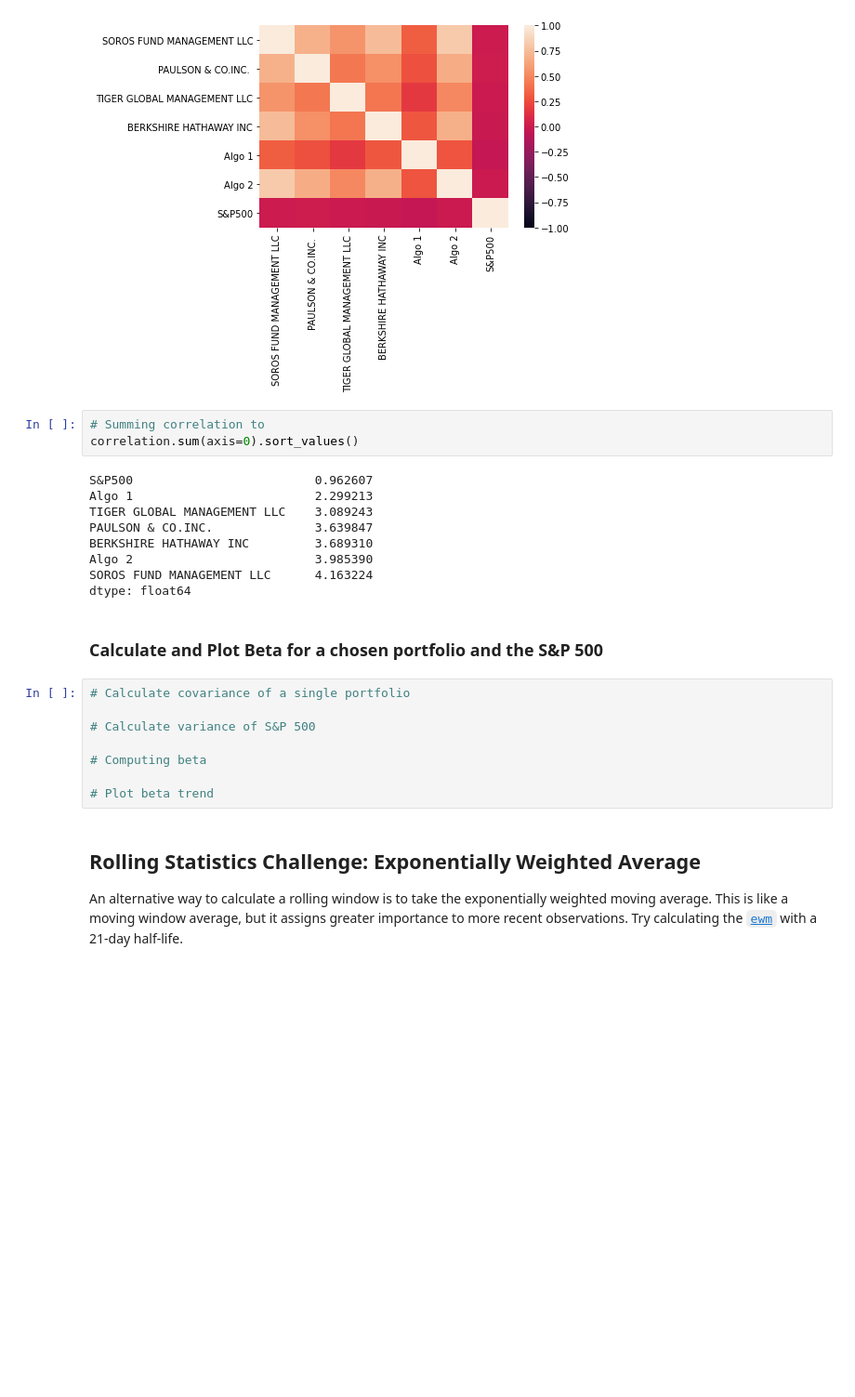
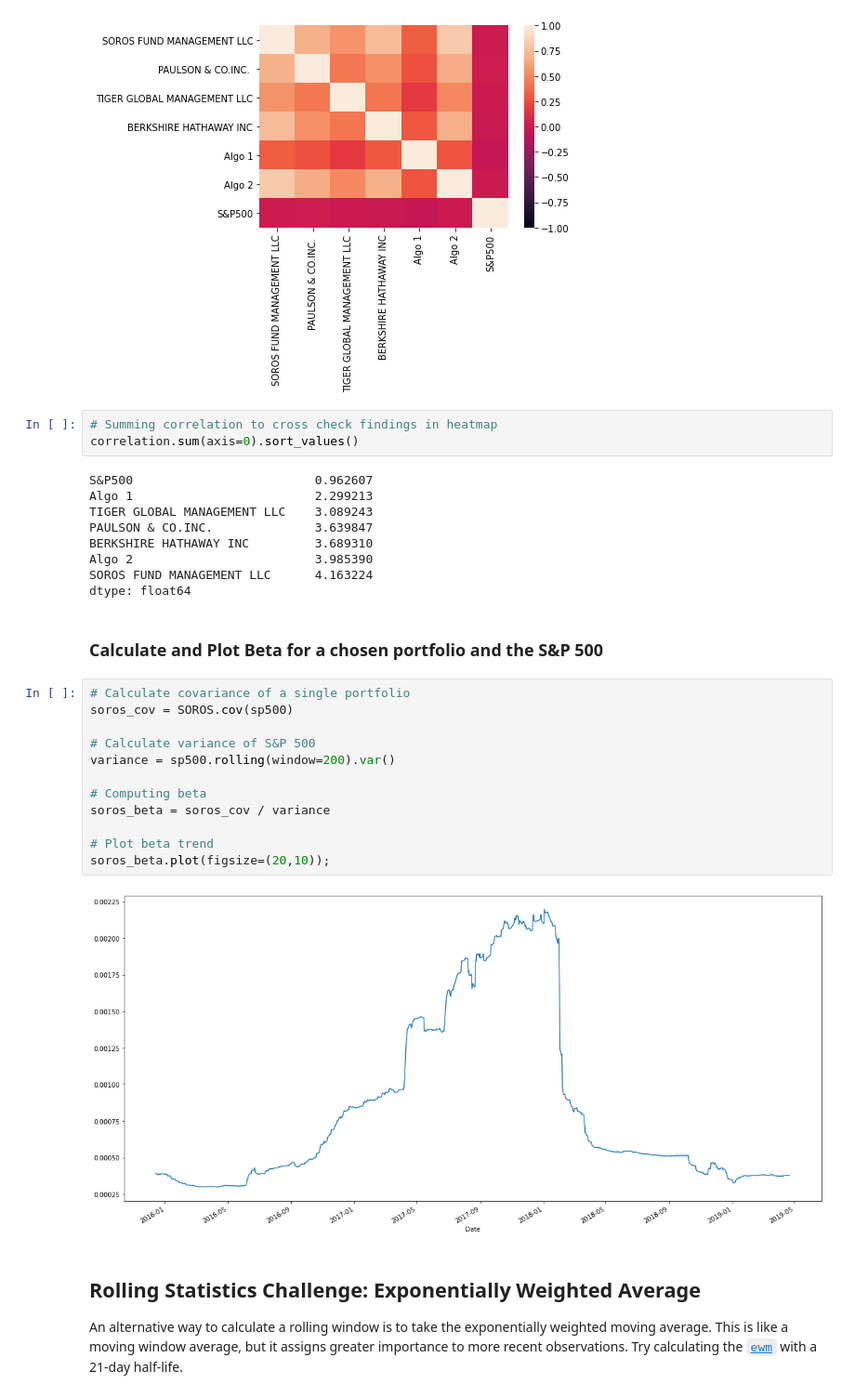
Before and after one commit to jordan-gilmartin/pandas-portfolio-analysis, a Jupyter notebook: whale_analysis.ipynb, the cells around one changed output. Shown at 93% size. Saved outputs shown, nothing was run; the diff lists cells and outputs as text; blank space fills up the shorter version.

Commit message:
adding plot of SOROS covariance and beta

```diff
--- a/whale_analysis.ipynb
+++ b/whale_analysis.ipynb
@@ -958,7 +958,7 @@ sns.heatmap(correlation, vmin=-1, vmax=1);
 # %% [output]
 [figure]
 # %%
-# Summing correlation to
+# Summing correlation to cross check findings in heatmap
 correlation.sum(axis=0).sort_values()
 # %% [output]
 S&P500                         0.962607
@@ -973,12 +973,18 @@ dtype: float64
 ### Calculate and Plot Beta for a chosen portfolio and the S&P 500
 # %%
 # Calculate covariance of a single portfolio
+soros_cov = SOROS.cov(sp500)
 
 # Calculate variance of S&P 500
+variance = sp500.rolling(window=200).var()
 
 # Computing beta
+soros_beta = soros_cov / variance
 
 # Plot beta trend
+soros_beta.plot(figsize=(20,10));
+# %% [output]
+[figure, added]
 # %% [markdown]
 ## Rolling Statistics Challenge: Exponentially Weighted Average
 
```
